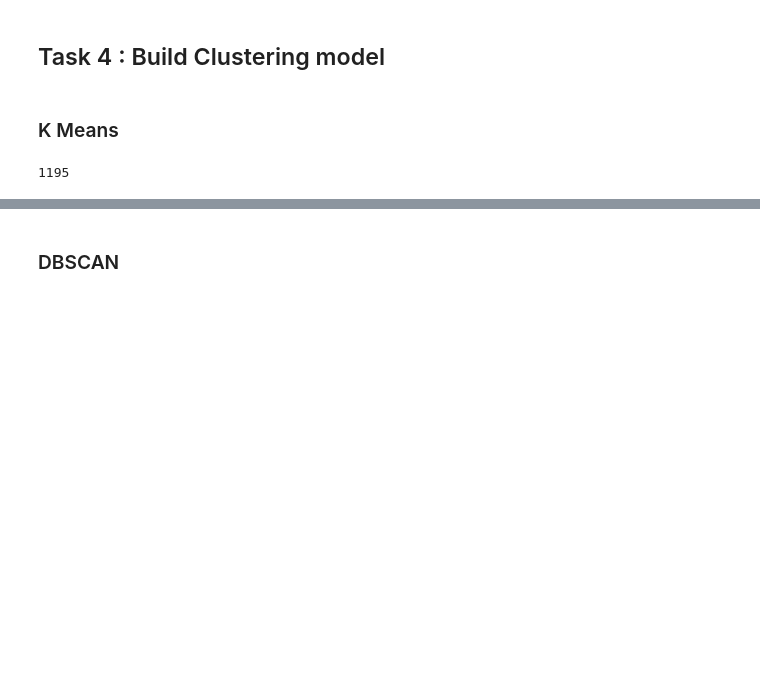
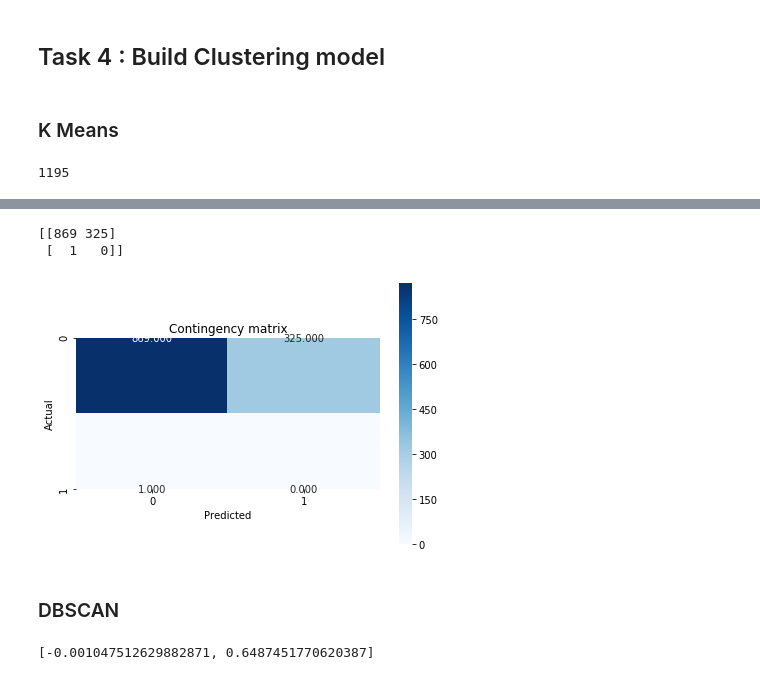
Before and after one commit to samujjwaal/Modelling-US-Election-Data, a Jupyter notebook: Project 2.ipynb, the cells around one changed output, grey strips where cells are left out. Saved outputs shown, nothing was run; the diff lists cells and outputs as text; code cells hidden in the pictures; blank space fills up the shorter version.

```diff
--- a/Project 2.ipynb
+++ b/Project 2.ipynb
@@ -475,0 +520,3 @@ print(cont_matrix)
+# %%
+clustering = linkage(data_x_scaled,method='single', metric='euclidean')
+clusters = fcluster(clustering, 2, criterion = 'maxclust')
@@ -476,2 +529,14 @@ print(cont_matrix)
+# %%
+cont_matrix = metrics.cluster.contingency_matrix(clusters,data_y)
+sns.heatmap(cont_matrix, annot = True, fmt = ".3f", square = True, cmap = plt.cm.Blues)
+plt.ylabel('Actual')
+plt.xlabel('Predicted')
+plt.title('Contingency matrix')
+plt.tight_layout()
+print(cont_matrix)
+# %% [output]
+[[869 325]
+ [  1   0]]
+[figure, added]
 # %% [markdown]
 ### DBSCAN
@@ -477,0 +546,6 @@ print(cont_matrix)
+# %%
+adjusted_rand_index = metrics.adjusted_rand_score(data_y,clusters)
+silhouette_coefficient = metrics.silhouette_score(data_x_scaled,clusters)
+print([adjusted_rand_index, silhouette_coefficient])
+# %% [output]
+[-0.001047512629882871, 0.6487451770620387]
```
Also changed, not shown: parts of 16 cells of this notebook.
